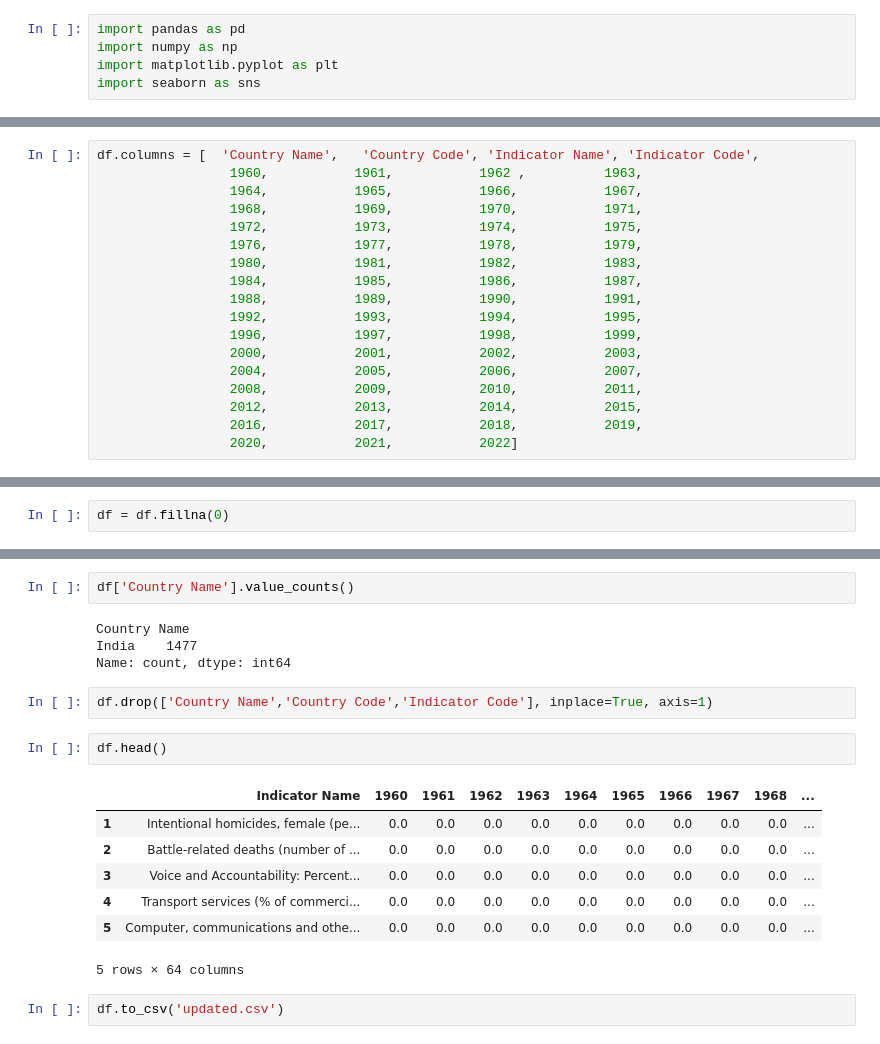
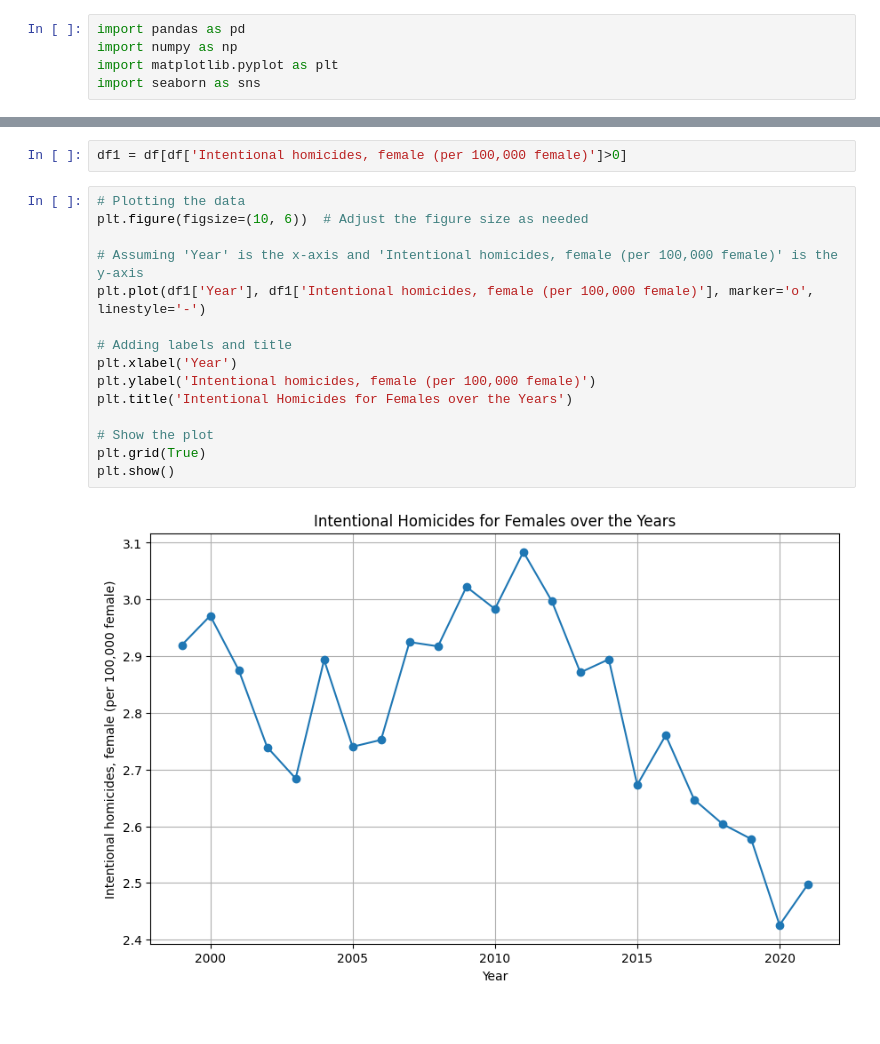
Before and after one commit to Csengupta1101/India_Analysis, a Jupyter notebook: analysis.ipynb, the cells around one changed output, grey strips where cells are left out. Drawn from its saved outputs; the diff is of its cells as text.

```diff
--- a/analysis.ipynb
+++ b/analysis.ipynb
@@ -84,18 +18,0 @@ Index([  'Country Name',   'Country Code', 'Indicator Name', 'Indicator Code',
-# %%
-df.columns = [  'Country Name',   'Country Code', 'Indicator Name', 'Indicator Code',
-                 1960,           1961,           1962 ,          1963,
-                 1964,           1965,           1966,           1967,
-                 1968,           1969,           1970,           1971,
-                 1972,           1973,           1974,           1975,
-                 1976,           1977,           1978,           1979,
-                 1980,           1981,           1982,           1983,
-                 1984,           1985,           1986,           1987,
-                 1988,           1989,           1990,           1991,
-                 1992,           1993,           1994,           1995,
-                 1996,           1997,           1998,           1999,
-                 2000,           2001,           2002,           2003,
-                 2004,           2005,           2006,           2007,
-                 2008,           2009,           2010,           2011,
-                 2012,           2013,           2014,           2015,
-                 2016,           2017,           2018,           2019,
-                 2020,           2021,           2022]
@@ -112,2 +18,0 @@ df.head()
-# %%
-df = df.fillna(0)
@@ -124,20 +19,19 @@ df.head()
-# %%
-df['Country Name'].value_counts()
-# %% [output]
-Country Name
-India    1477
-Name: count, dtype: int64
-# %%
-df.drop(['Country Name','Country Code','Indicator Code'], inplace=True, axis=1)
-# %%
-df.head()
-# %% [output]
-|  | Indicator Name | 1960 | 1961 | 1962 | 1963 | 1964 | 1965 | 1966 | 1967 | 1968 | ... |
-| 1 | Intentional homicides, female (pe... | 0.0 | 0.0 | 0.0 | 0.0 | 0.0 | 0.0 | 0.0 | 0.0 | 0.0 | ... |
-| 2 | Battle-related deaths (number of ... | 0.0 | 0.0 | 0.0 | 0.0 | 0.0 | 0.0 | 0.0 | 0.0 | 0.0 | ... |
-| 3 | Voice and Accountability: Percent... | 0.0 | 0.0 | 0.0 | 0.0 | 0.0 | 0.0 | 0.0 | 0.0 | 0.0 | ... |
-| 4 | Transport services (% of commerci... | 0.0 | 0.0 | 0.0 | 0.0 | 0.0 | 0.0 | 0.0 | 0.0 | 0.0 | ... |
-| 5 | Computer, communications and othe... | 0.0 | 0.0 | 0.0 | 0.0 | 0.0 | 0.0 | 0.0 | 0.0 | 0.0 | ... |
-5 rows × 64 columns
-# %%
-df.to_csv('updated.csv')
+# %%
+df1 = df[df['Intentional homicides, female (per 100,000 female)']>0]
+# %%
+# Plotting the data
+plt.figure(figsize=(10, 6))  # Adjust the figure size as needed
+
+# Assuming 'Year' is the x-axis and 'Intentional homicides, female (per 100,000 female)' is the y-axis
+plt.plot(df1['Year'], df1['Intentional homicides, female (per 100,000 female)'], marker='o', linestyle='-')
+
+# Adding labels and title
+plt.xlabel('Year')
+plt.ylabel('Intentional homicides, female (per 100,000 female)')
+plt.title('Intentional Homicides for Females over the Years')
+
+# Show the plot
+plt.grid(True)
+plt.show()
+# %% [output]
+[figure, added]
```
Also changed, not shown: parts of 15 cells of this notebook, 3 other files.
